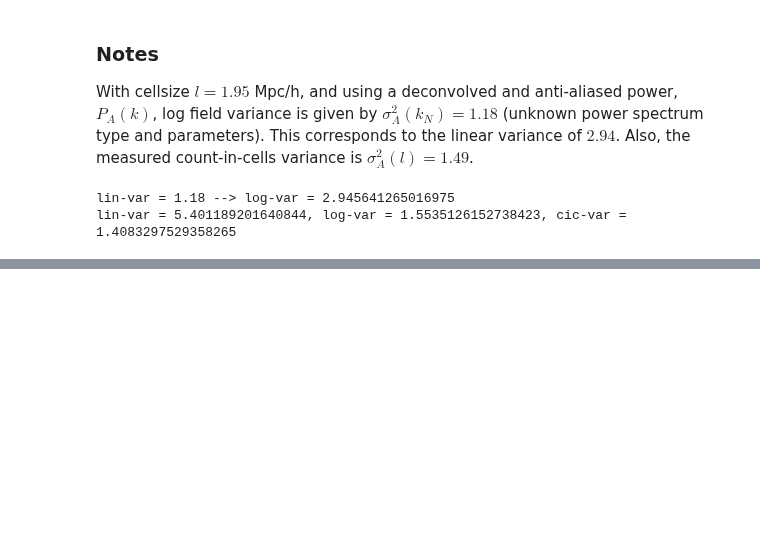
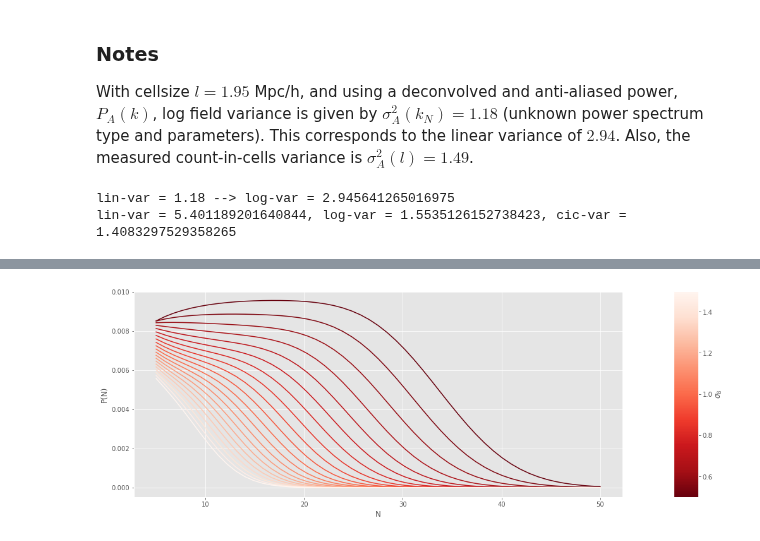
Before and after one commit to msssivadas10/cic_tests, a Jupyter notebook: test4.ipynb, the cells around one changed output, grey strips where cells are left out. Saved outputs shown, nothing was run; the diff lists cells and outputs as text; code cells hidden in the pictures; blank space fills up the shorter version.

Commit message:
Added cic distribution function

```diff
--- a/test4.ipynb
+++ b/test4.ipynb
@@ -256,0 +269,28 @@ lin-var = 5.401189201640844, log-var = 1.5535126152738423, cic-var = 1.408329752
+# %%
+def drawDistributionFunction_cic(d: dist.GEVDistribution, n: np.ndarray, s8: np.ndarray, nbar: float, b: float):
+    """ draw the cic distribution """
+    from matplotlib import colors, cm
+    cmap = cm.ScalarMappable(
+                                norm = colors.Normalize(s8.min(), s8.max()),
+                                cmap = cm.Reds_r
+                            )
+    cmap.set_array([])
+
+    fig, (ax1, cax) = plt.subplots(1, 2, figsize = (16, 6), gridspec_kw = {"width_ratios": [1, 0.05]}, )
+
+    for sigma8 in s8:
+        d.parametrize(sigma8 = sigma8, bias = b) # parametrise the pdf
+        f = d.cicpdf(n, nbar)       # a is ln(1+delta)
+
+        ax1.plot(n, f, '-', color = cmap.to_rgba(sigma8), )
+
+    ax1.set(xlabel = 'N', ylabel = 'P(N)')
+
+    plt.colorbar(cmap, cax = cax, orientation = 'vertical')
+    cax.set(ylabel = '$\\sigma_8$')
+
+    plt.plot()
+
+drawDistributionFunction_cic(d, np.mgrid[5:50:51j], np.mgrid[0.5:1.5:21j], 20, 1.0)
+# %% [output]
+[figure, added]
```
Also changed, not shown: parts of 2 cells of this notebook, 2 other files.
